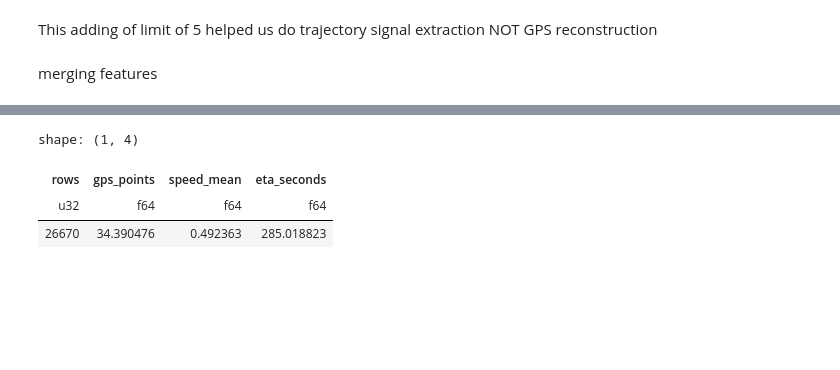
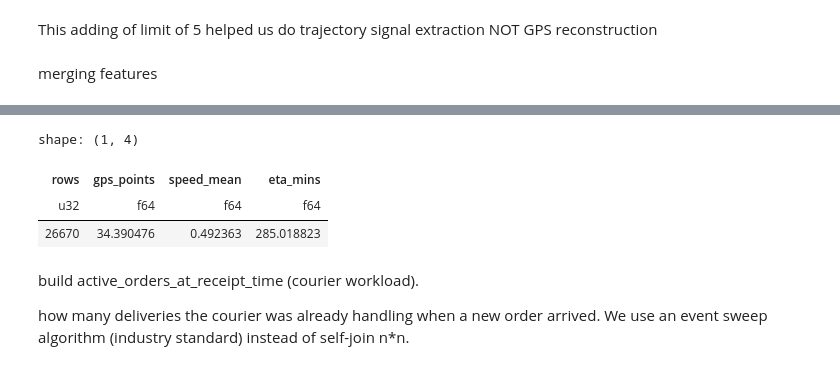
Before and after one commit to aymuos/starship, a Jupyter notebook: fundamental_EDA/actuallyWorking/feature_creator.ipynb, the cells around one changed output, grey strips where cells are left out. Cells and saved outputs as stored; diff of their text form; code cells hidden in the pictures; blank space fills up the shorter version.

```diff
--- a/fundamental_EDA/actuallyWorking/feature_creator.ipynb
+++ b/fundamental_EDA/actuallyWorking/feature_creator.ipynb
@@ -444,12 +444,16 @@ shape: (5, 23)
 # %%
 features.select([
     pl.len().alias("rows"),
     pl.mean("gps_points"),
     pl.mean("speed_mean"),
-    pl.mean("eta_seconds")
+    pl.mean("eta_mins")
 ])
 # %% [output]
 shape: (1, 4)
-| rows | gps_points | speed_mean | eta_seconds |
+| rows | gps_points | speed_mean | eta_mins |
 | u32 | f64 | f64 | f64 |
 | 26670 | 34.390476 | 0.492363 | 285.018823 |
+# %% [markdown]
+build active_orders_at_receipt_time (courier workload).
+
+how many deliveries the courier was already handling when a new order arrived. We use an event sweep algorithm (industry standard) instead of self-join n*n.
```
Also changed, not shown: parts of 8 cells of this notebook.
